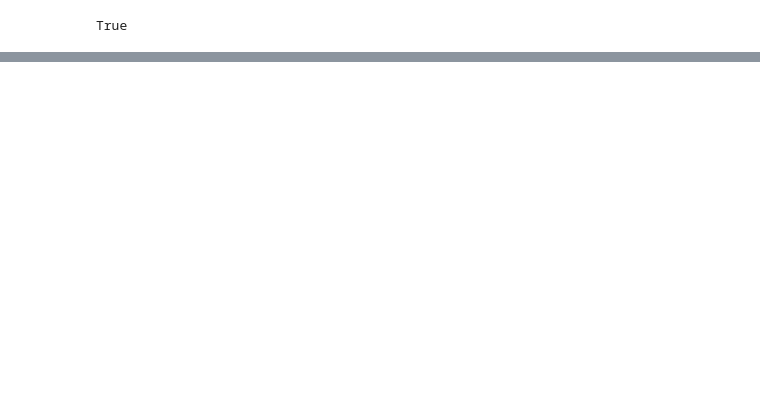
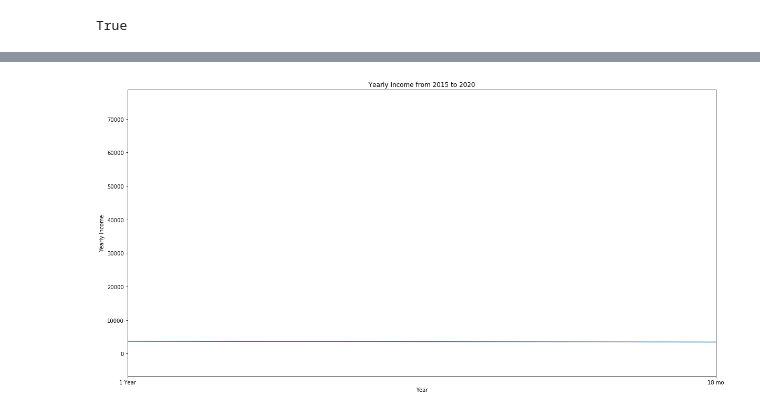
Before and after one commit to dd2-GWFinTech-Projects/Project1_ProductMarketingAnalysis, a Jupyter notebook: main_IM.ipynb, the cells around one changed output, grey strips where cells are left out. Saved outputs shown, nothing was run; the diff lists cells and outputs as text; code cells hidden in the pictures; blank space fills up the shorter version.

```diff
--- a/main_IM.ipynb
+++ b/main_IM.ipynb
@@ -178,0 +126,6 @@ KeyError: 'Year'
+# %%
+mean_subscription_income = ATLAS.groupby(["Subscription"])["Invoice Amount"].mean()
+mean_subscription_income = mean_subscription_income.sort_index()
+mean_subscription_income.plot.pie(title="Subscription Income from 2015 to 2020", figsize=(25,10))
+plt.xlabel("Subscription")
+plt.ylabel("Yearly Invoice Amount")
@@ -178,0 +135,18 @@ KeyError: 'Year'
+# %%
+amount_min = ATLAS.groupby(["Subscription"])["Invoice Amount"].min().min()
+amount_max = ATLAS.groupby(["Subscription"])["Invoice Amount"].max().max()
+amount_std = ATLAS["Invoice Amount"].std()
+
+first_year = mean_subscription_income.index[0]
+last_year = mean_subscription_income.index[-1]
+
+fig_subscription_income = mean_subscription_income.plot.line(xlim=[first_year, last_year],
+                                                figsize = (20, 10),
+                                               ylim=[amount_min - amount_std, amount_max + amount_std])
+fig_subscription_income.set_title("Yearly Income from 2015 to 2020")
+fig_subscription_income.set_xlabel("Year")
+fig_subscription_income.set_ylabel("Yearly Income")
+
+plt.show()
+# %% [output]
+[figure, added]
```
Also changed, not shown: parts of 12 cells of this notebook.
